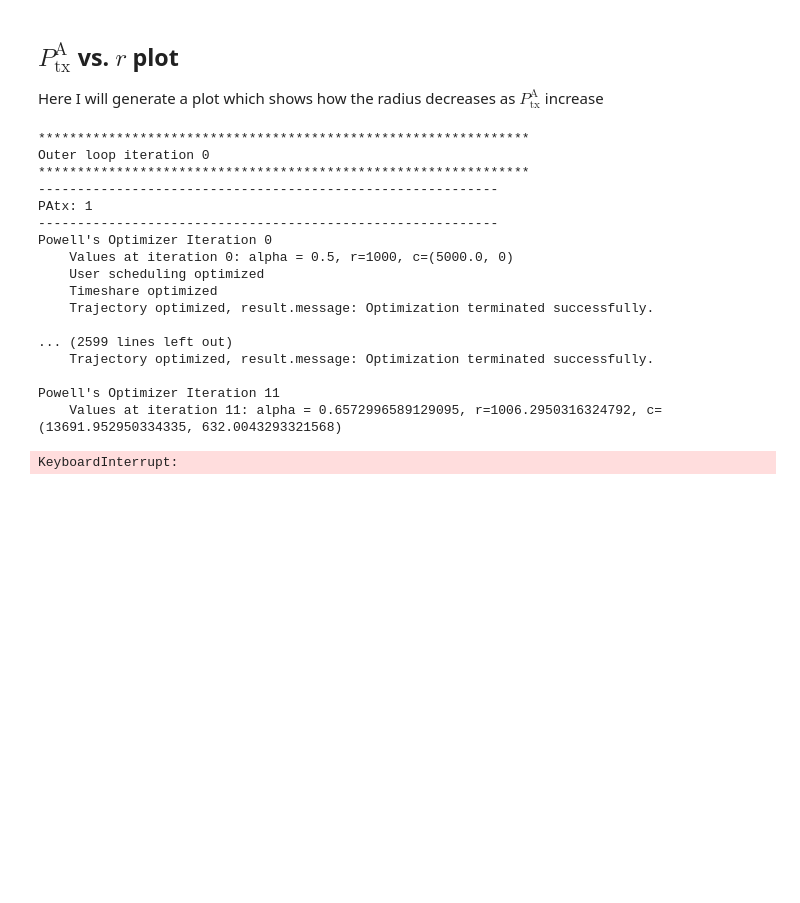
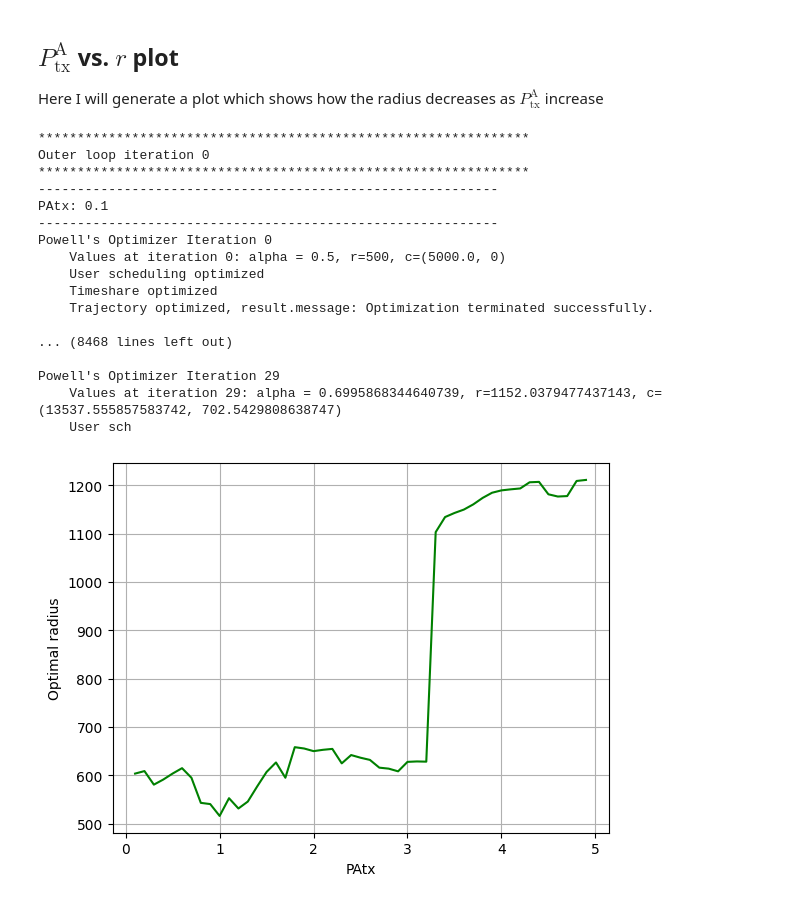
Before and after one commit to danielbonkowsky/uav-optimization, a Jupyter notebook: montecarlo-simulation/simulation.ipynb, the cells around one changed output. Cells and saved outputs as stored; diff of their text form; code cells hidden in the pictures; blank space fills up the shorter version.

```diff
--- a/montecarlo-simulation/simulation.ipynb
+++ b/montecarlo-simulation/simulation.ipynb
@@ -17,7 +17,7 @@ rng = np.random.default_rng(seed)
 ## Parameters
 Constant parameters used for the simulation
 # %%
-r_min = 1000 # meters
+r_min = 500 # meters
 r_max = 15000 # meters
 D = 10000 # meters
 rD = 2000 # meters
@@ -33,7 +33,7 @@ K = 20 # total number of users
 
 # therefore, each user should get scheduled 40 times
 
-H = 100 # meters
+H = 1000 # meters
 PAtx = 10 # watts
 PUtx = 0.01 # watts
 GT = 1
@@ -413,6 +420,7 @@ def sca_optimizer(
                 users=users,
                 AU=AU,
                 AB=AB,
+                H=H,
                 tol=1e-3,
                 mosek_tol=1e-3,
                 max_mosek_iters=30,
@@ -445,7 +453,8 @@ def sca_optimizer(
                        cy,
                        users=users,
                        AU=AU,
-                       AB=AB)
+                       AB=AB,
+                       H=H)
 
         # alpha optimization
         alpha = optimize_alpha(r,
@@ -454,7 +463,8 @@ def sca_optimizer(
                                a,
                                users=users,
                                AU=AU,
-                               AB=AB)
+                               AB=AB,
+                               H=H)
 
         mosek_obj_hist = []
 
@@ -576,7 +586,8 @@ def sca_optimizer(
                                a,
                                users=users,
                                AU=AU,
-                               AB=AB))
+                               AB=AB,
+                               H=H))
         if it > 0:
             if (obj_hist[-1] - obj_hist[-2])/max(1e-9, obj_hist[-2]) < tol:
                 break
@@ -784,8 +813,8 @@ Powell's Optimizer Iteration 1
 ## $P^\text{A}_\text{tx}$ vs. $r$ plot
 Here I will generate a plot which shows how the radius decreases as $P^\text{A}_\text{tx}$ increase
 # %%
-def patx_plot(iterations=100):
-    PAtx_arr = np.arange(1, 10, 1)
+def patx_plot(iterations=1):
+    PAtx_arr = np.arange(0.1, 5, 0.1)
 
     radii = [0.0] * len(PAtx_arr)
 
@@ -807,39 +836,39 @@ def patx_plot(iterations=100):
 
             # Define AB for PAtx
             CA = PAtx*GT*GR*(WAVELENGTH/(4*np.pi))**2
             AB = CA / N0
 
-            alpha_opt, a_opt, traj_hist = powells_optimizer(alpha0, r0, cx0, cy0, AB=AB)
+            alpha_opt, a_opt, traj_hist = powells_optimizer(alpha0, r0, cx0, cy0, users=users, AB=AB)
             r_opt, cx_opt, cy_opt = traj_hist[-1]
 
             radii[i] += r_opt
 
     radii = np.asarray(radii)
     radii /= iterations
 
-    plt.scatter(PAtx_arr, radii, c='g', marker='>', s=5)
+    plt.plot(PAtx_arr, radii, c='g')
     plt.grid(True)
     plt.xlabel("PAtx")
     plt.ylabel("Optimal radius")
     plt.show()
 
 patx_plot()
 # %% [output]
 ***************************************************************
 Outer loop iteration 0
 ***************************************************************
 -----------------------------------------------------------
-PAtx: 1
+PAtx: 0.1
 -----------------------------------------------------------
 Powell's Optimizer Iteration 0
-    Values at iteration 0: alpha = 0.5, r=1000, c=(5000.0, 0)
+    Values at iteration 0: alpha = 0.5, r=500, c=(5000.0, 0)
     User scheduling optimized
     Timeshare optimized
     Trajectory optimized, result.message: Optimization terminated successfully.
 
-... (2599 lines left out)
-    Trajectory optimized, result.message: Optimization terminated successfully.
+... (8468 lines left out)
 
-Powell's Optimizer Iteration 11
-    Values at iteration 11: alpha = 0.6572996589129095, r=1006.2950316324792, c=(13691.952950334335, 632.0043293321568)
+Powell's Optimizer Iteration 29
+    Values at iteration 29: alpha = 0.6995868344640739, r=1152.0379477437143, c=(13537.555857583742, 702.5429808638747)
+    User sch
-KeyboardInterrupt:
+[figure, added]
```
Also changed, not shown: parts of 16 cells of this notebook.
